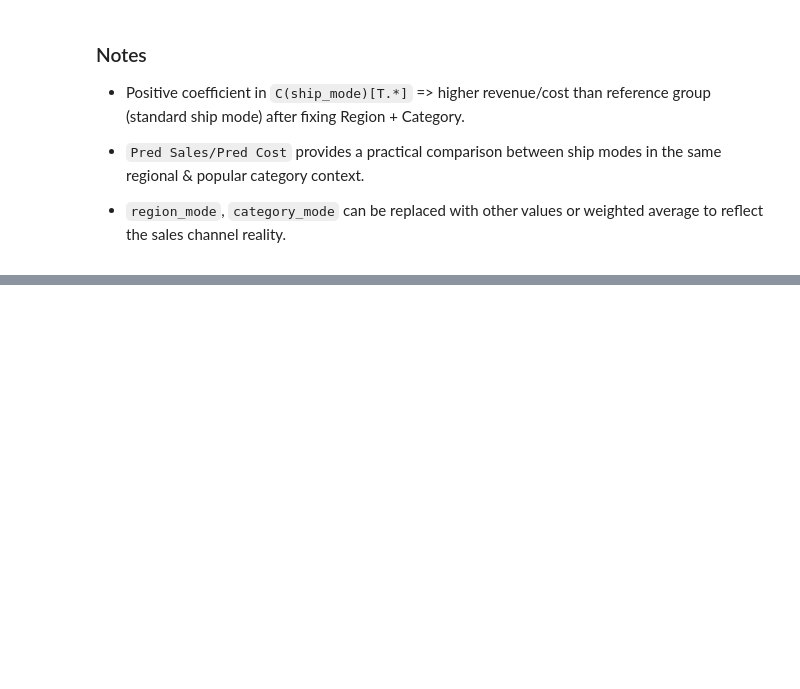
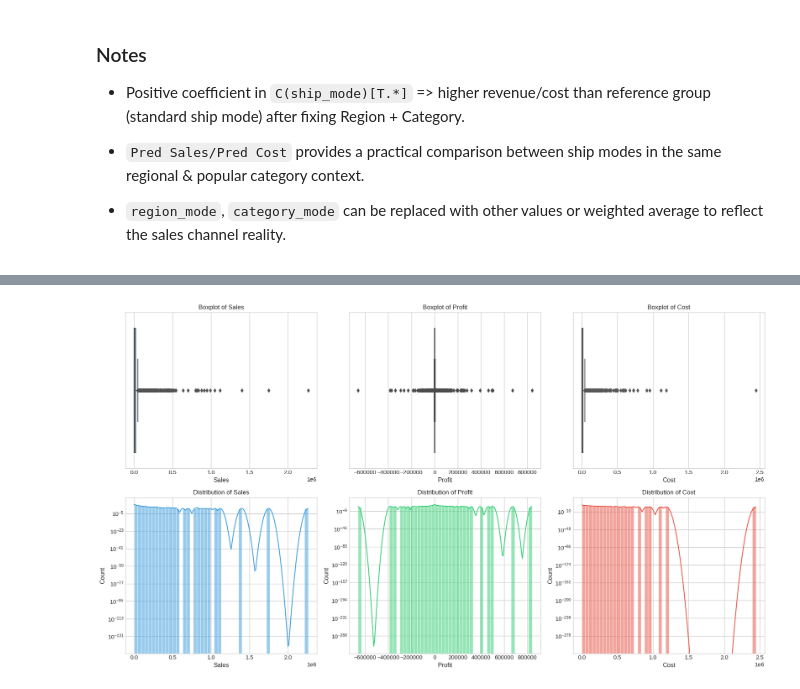
Before and after one commit to bunbohue19/IT5425E_Data-Management-Visualization, a Jupyter notebook: Project/src/2_Analysis-problems/3.ipynb, the cells around one changed output, grey strips where cells are left out. Cells and saved outputs as stored; diff of their text form; code cells hidden in the pictures; blank space fills up the shorter version.

```diff
--- a/Project/src/2_Analysis-problems/3.ipynb
+++ b/Project/src/2_Analysis-problems/3.ipynb
@@ -136,0 +735,82 @@ pred_df
+# %%
+import pandas as pd
+import numpy as np
+import matplotlib.pyplot as plt
+import seaborn as sns
+
+# Display Configuration
+plt.style.use('seaborn-v0_8-whitegrid')
+plt.rcParams['figure.figsize'] = (16, 6)
+pd.set_option('display.max_columns', None)
+
+# 1. READ AND CLEAN DATA
+file_path = '/kaggle/input/retail-supply-chain-sales-analysis/Retails Order Full Dataset.csv'
+print("Reading data...")
+df_orders = pd.read_csv(file_path)
+
+def prepare_data_for_outlier_check(df):
+    df_clean = df.copy()
+
+    # Handle numeric conversion
+    for col in ['Sales', 'Profit']:
+        if df_clean[col].dtype == 'object':
+            df_clean[col] = df_clean[col].astype(str).str.replace(',', '').str.replace('$', '', regex=False)
+        df_clean[col] = pd.to_numeric(df_clean[col], errors='coerce')
+
+    # Drop missing values
+    df_clean = df_clean.dropna(subset=['Sales', 'Profit'])
+
+    # Calculate Cost for checking
+    df_clean['Cost'] = df_clean['Sales'] - df_clean['Profit']
+
+    return df_clean
+
+df_check = prepare_data_for_outlier_check(df_orders)
+
+# 2. VISUALIZE OUTLIERS (Boxplot & Histogram)
+print("\n--- OUTLIER ANALYSIS CHARTS ---")
+
+fig, axes = plt.subplots(2, 3, figsize=(18, 10))
+
+# Variables to check
+vars_to_check = ['Sales', 'Profit', 'Cost']
+colors = ['#3498db', '#2ecc71', '#e74c3c']
+
+# Plot Boxplots (Row 1) - Helps identify outliers outside whiskers
+for i, var in enumerate(vars_to_check):
+    sns.boxplot(x=df_check[var], ax=axes[0, i], color=colors[i])
+    axes[0, i].set_title(f'Boxplot of {var}')
+
+# Plot Histograms (Row 2) - Helps see distribution skewness
+for i, var in enumerate(vars_to_check):
+    sns.histplot(df_check[var], ax=axes[1, i], color=colors[i], kde=True, bins=50)
+    axes[1, i].set_title(f'Distribution of {var}')
+    axes[1, i].set_yscale('log') # Use Log scale for Y-axis to see low frequency bars clearly
+
+plt.tight_layout()
+plt.show()
+
+# 3. DETAILED OUTLIER STATISTICS
+print("\n--- DETAILED STATISTICS ---")
+desc_stats = df_check[vars_to_check].describe(percentiles=[0.01, 0.05, 0.25, 0.5, 0.75, 0.95, 0.99])
+print(desc_stats)
+
+# Calculate Number of Outliers using IQR (Interquartile Range)
+print("\n--- NUMBER OF OUTLIERS (IQR Method) ---")
+for var in vars_to_check:
+    Q1 = df_check[var].quantile(0.25)
+    Q3 = df_check[var].quantile(0.75)
+    IQR = Q3 - Q1
+    lower_bound = Q1 - 1.5 * IQR
+    upper_bound = Q3 + 1.5 * IQR
+
+    outliers = df_check[(df_check[var] < lower_bound) | (df_check[var] > upper_bound)]
+    n_outliers = len(outliers)
+    pct_outliers = (n_outliers / len(df_check)) * 100
+
+    print(f"{var}:")
+    print(f"  - Normal Range: [{lower_bound:.2f}, {upper_bound:.2f}]")
+    print(f"  - Number of Outliers: {n_outliers} ({pct_outliers:.2f}%)")
+    print(f"  - Max Value: {df_check[var].max()}")
+    print(f"  - Min Value: {df_check[var].min()}")
+# %% [output]
@@ -136,0 +820 @@ pred_df
+[figure, added]
```
Also changed, not shown: parts of 18 cells of this notebook.
